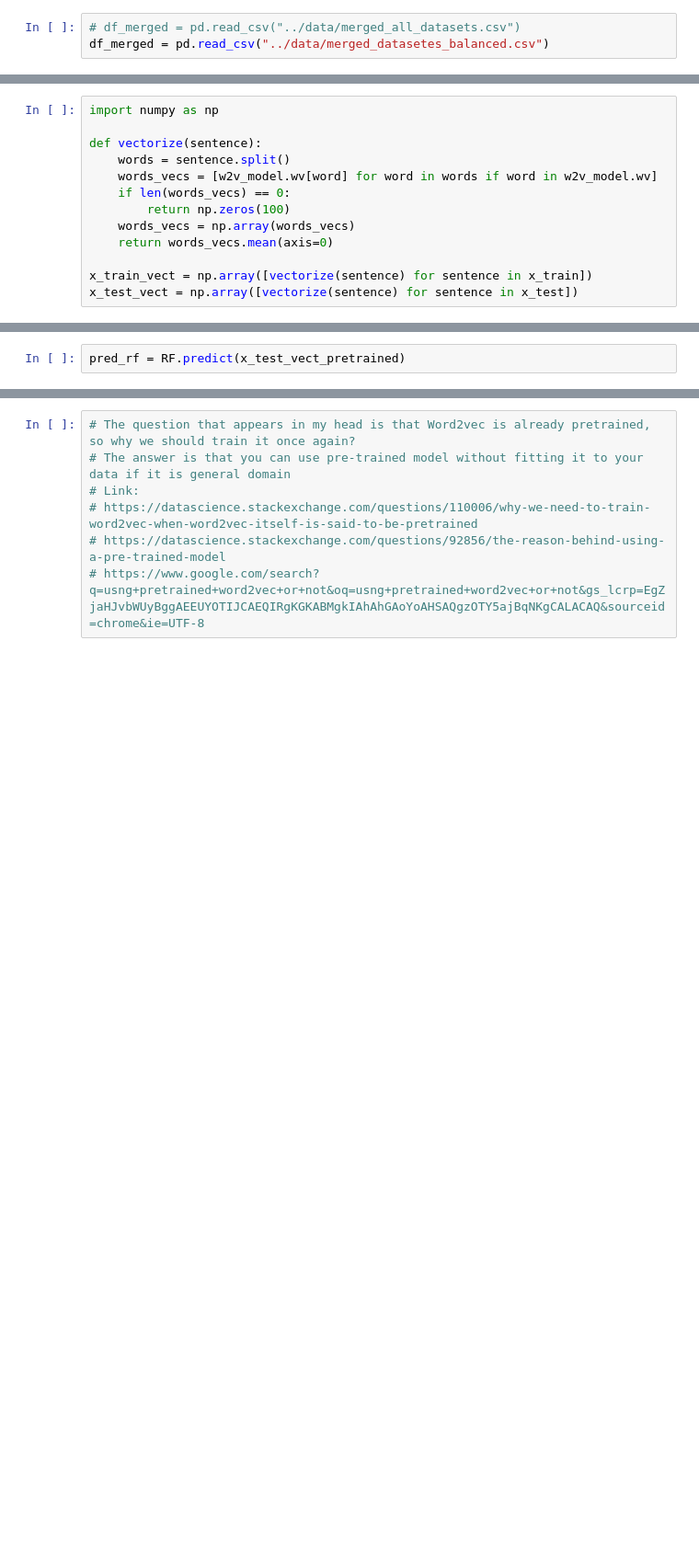
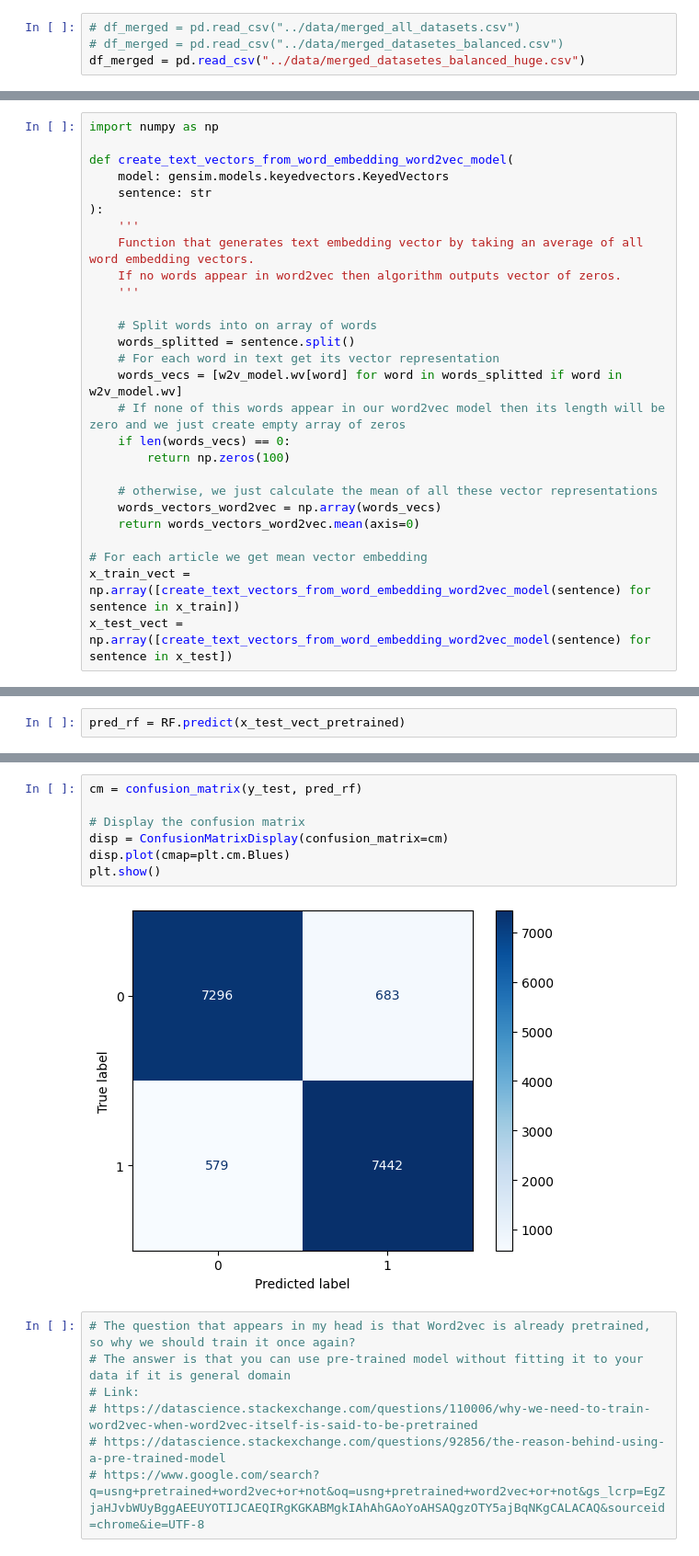
Before and after one commit to matkubita/ClickbaitDetectionThesis, a Jupyter notebook: notebooks/5-Word-Embedding-Models.ipynb, the cells around one changed output, grey strips where cells are left out. Shown at 92% size. Cells and saved outputs as stored; diff of their text form; blank space fills up the shorter version.

Commit message:
diving into word2vec model

```diff
--- a/notebooks/5-Word-Embedding-Models.ipynb
+++ b/notebooks/5-Word-Embedding-Models.ipynb
@@ -14,7 +15,8 @@ from sklearn.metrics import classification_report
 from gensim.models import Word2Vec
 # %%
 # df_merged = pd.read_csv("../data/merged_all_datasets.csv")
-df_merged = pd.read_csv("../data/merged_datasetes_balanced.csv")
+# df_merged = pd.read_csv("../data/merged_datasetes_balanced.csv")
+df_merged = pd.read_csv("../data/merged_datasetes_balanced_huge.csv")
 # %%
 x_train, x_test, y_train, y_test = train_test_split(
     df_merged["title"],
@@ -75,13 +85,27 @@ w2v_model.wv.most_similar(positive=["car", "vehicle"], topn=5)
 # %%
 import numpy as np
 
-def vectorize(sentence):
-    words = sentence.split()
-    words_vecs = [w2v_model.wv[word] for word in words if word in w2v_model.wv]
+def create_text_vectors_from_word_embedding_word2vec_model(
+    model: gensim.models.keyedvectors.KeyedVectors
+    sentence: str
+):
+    '''
+    Function that generates text embedding vector by taking an average of all word embedding vectors.
+    If no words appear in word2vec then algorithm outputs vector of zeros.
+    '''
+
+    # Split words into on array of words
+    words_splitted = sentence.split()
+    # For each word in text get its vector representation
+    words_vecs = [w2v_model.wv[word] for word in words_splitted if word in w2v_model.wv]
+    # If none of this words appear in our word2vec model then its length will be zero and we just create empty array of zeros
     if len(words_vecs) == 0:
         return np.zeros(100)
-    words_vecs = np.array(words_vecs)
-    return words_vecs.mean(axis=0)
 
-x_train_vect = np.array([vectorize(sentence) for sentence in x_train])
-x_test_vect = np.array([vectorize(sentence) for sentence in x_test])
+    # otherwise, we just calculate the mean of all these vector representations
+    words_vectors_word2vec = np.array(words_vecs)
+    return words_vectors_word2vec.mean(axis=0)
+
+# For each article we get mean vector embedding
+x_train_vect = np.array([create_text_vectors_from_word_embedding_word2vec_model(sentence) for sentence in x_train])
+x_test_vect = np.array([create_text_vectors_from_word_embedding_word2vec_model(sentence) for sentence in x_test])
@@ -275,3 +278,12 @@ weighted avg       0.87      0.87      0.87      4000
+# %%
+cm = confusion_matrix(y_test, pred_rf)
+
+# Display the confusion matrix
+disp = ConfusionMatrixDisplay(confusion_matrix=cm)
+disp.plot(cmap=plt.cm.Blues)
+plt.show()
+# %% [output]
+[figure, added]
 # %%
 # The question that appears in my head is that Word2vec is already pretrained, so why we should train it once again?
 # The answer is that you can use pre-trained model without fitting it to your data if it is general domain
```
Also changed, not shown: parts of 17 cells of this notebook, 2 other files.
